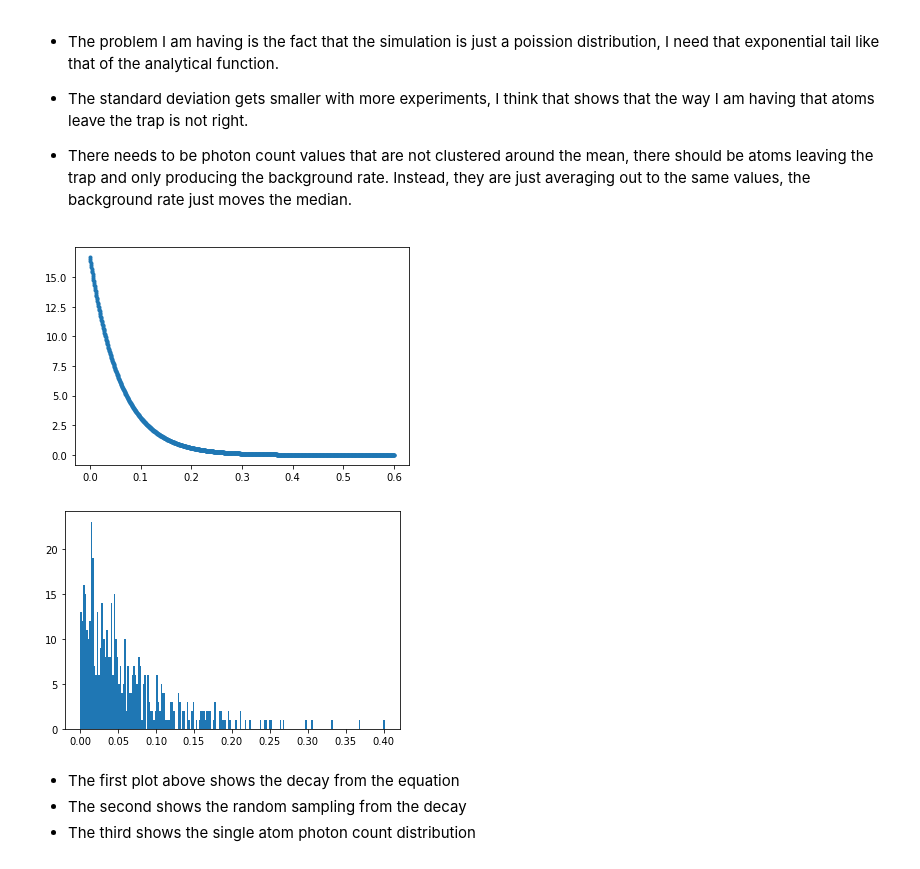
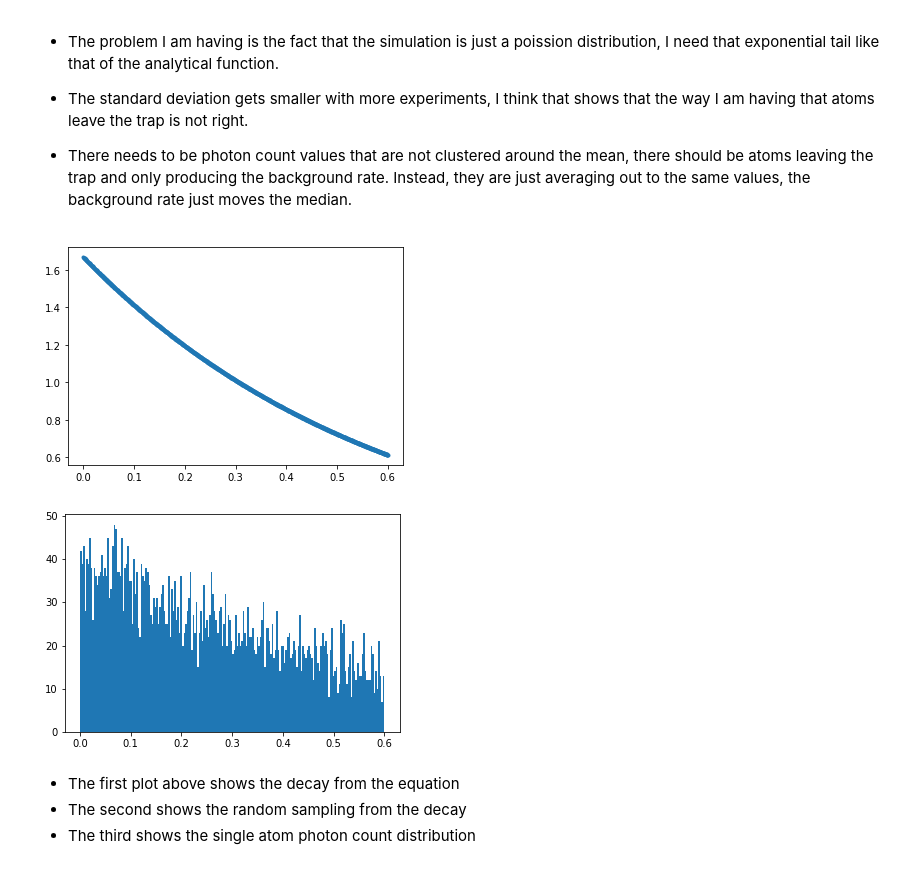
Before and after one commit to bpnordin/PhotonCount, a Jupyter notebook: Test.ipynb, the cells around one changed output. Cells and saved outputs as stored; diff of their text form; code cells hidden in the pictures.

```diff
--- a/Test.ipynb
+++ b/Test.ipynb
@@ -16,10 +16,10 @@ from functions import *
 import importlib
 # %%
 #define the variables that determine how many photons are released
-recordTime = .003*0+60*10**-3  #s
-rateSingleAtom = 145000*0+10*10**3  #Hz
-rateBackground = 10000*0+1*10**3  #Hz
-lifetimeOfTrap =  0*10000+60*10**-3  #s
+recordTime = 60*10**-3  #s
+rateSingleAtom = 10*10**3  #Hz
+rateBackground = 1*10**3  #Hz
+lifetimeOfTrap =  600*10**-3  #s
 #up to this many photons
 countEnd = 1000
 xx = np.arange(countEnd)
@@ -115,12 +115,12 @@ def simulateAtomLoss(recordTime,trapLifetime,xx,probDistSingle,probDistBack,tota
     return probDist
 # %%
 importlib.reload(functions)
-N = 500
+N = 5000
 single = poisson.pmf(xx,(rateSingleAtom)*recordTime)
 probDistSimulated = simulateAtomLoss(recordTime,lifetimeOfTrap,xx,single,probDistBack,experiments=N)
 # %% [output]
-[figure, old version]
+[figure, new version]
-[figure, old version]
+[figure, new version]
 # %% [markdown]
 * The first plot above shows the decay from the equation
 * The second shows the random sampling from the decay
```
Also changed, not shown: parts of 5 cells of this notebook.
